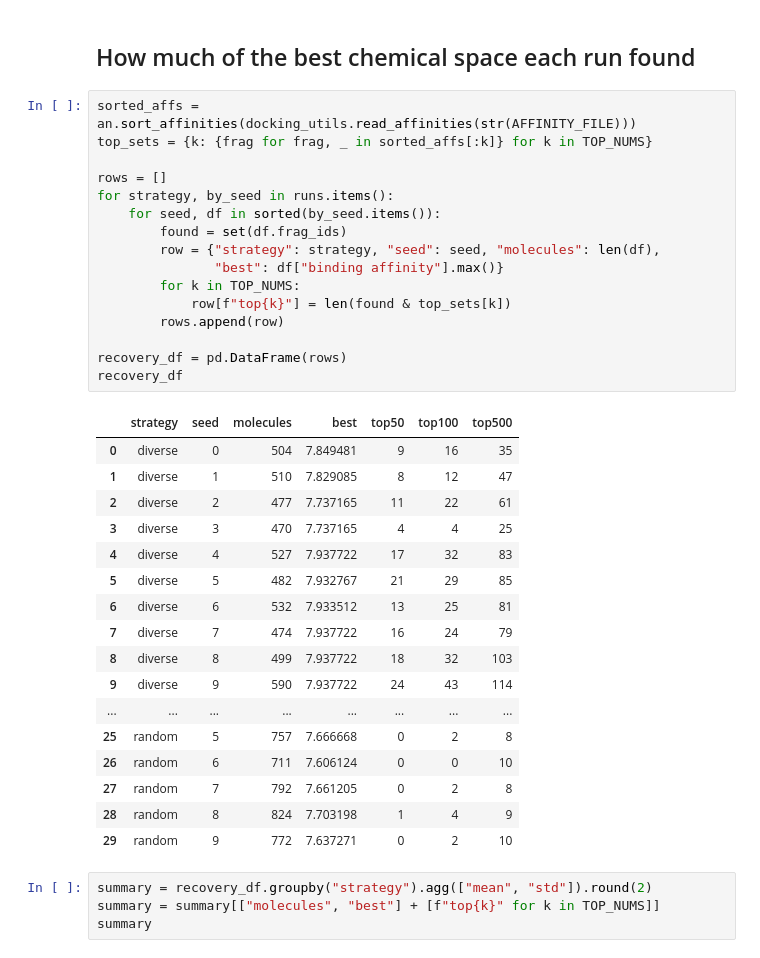
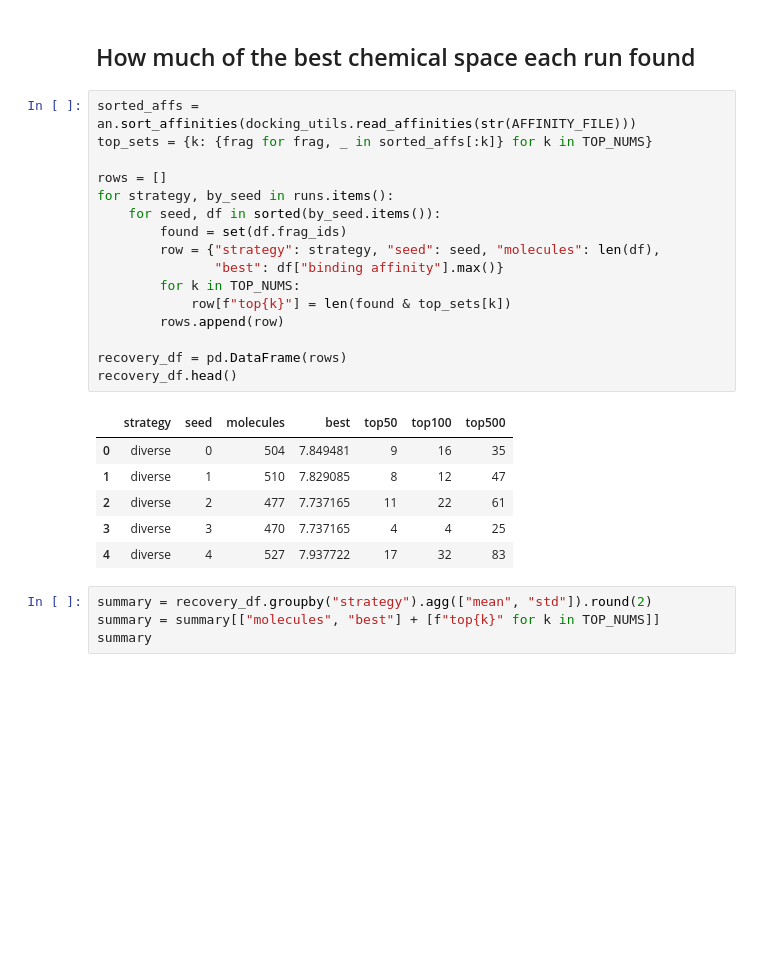
Before and after one commit to volkamerlab/KinaseActiveLearning, a Jupyter notebook: notebooks/binding_affinity_stability_init100.ipynb, the cells around one changed output. Drawn from its saved outputs; the diff is of its cells as text; blank space fills up the shorter version.

```diff
--- a/notebooks/binding_affinity_stability_init100.ipynb
+++ b/notebooks/binding_affinity_stability_init100.ipynb
@@ -105,37 +105,26 @@ plt.show()
 # %%
 sorted_affs = an.sort_affinities(docking_utils.read_affinities(str(AFFINITY_FILE)))
 top_sets = {k: {frag for frag, _ in sorted_affs[:k]} for k in TOP_NUMS}
 
 rows = []
 for strategy, by_seed in runs.items():
     for seed, df in sorted(by_seed.items()):
         found = set(df.frag_ids)
         row = {"strategy": strategy, "seed": seed, "molecules": len(df),
                "best": df["binding affinity"].max()}
         for k in TOP_NUMS:
             row[f"top{k}"] = len(found & top_sets[k])
         rows.append(row)
 
 recovery_df = pd.DataFrame(rows)
-recovery_df
+recovery_df.head()
 # %% [output]
 |  | strategy | seed | molecules | best | top50 | top100 | top500 |
 | 0 | diverse | 0 | 504 | 7.849481 | 9 | 16 | 35 |
 | 1 | diverse | 1 | 510 | 7.829085 | 8 | 12 | 47 |
 | 2 | diverse | 2 | 477 | 7.737165 | 11 | 22 | 61 |
 | 3 | diverse | 3 | 470 | 7.737165 | 4 | 4 | 25 |
 | 4 | diverse | 4 | 527 | 7.937722 | 17 | 32 | 83 |
-| 5 | diverse | 5 | 482 | 7.932767 | 21 | 29 | 85 |
-| 6 | diverse | 6 | 532 | 7.933512 | 13 | 25 | 81 |
-| 7 | diverse | 7 | 474 | 7.937722 | 16 | 24 | 79 |
-| 8 | diverse | 8 | 499 | 7.937722 | 18 | 32 | 103 |
-| 9 | diverse | 9 | 590 | 7.937722 | 24 | 43 | 114 |
-| ... | ... | ... | ... | ... | ... | ... | ... |
-| 25 | random | 5 | 757 | 7.666668 | 0 | 2 | 8 |
-| 26 | random | 6 | 711 | 7.606124 | 0 | 0 | 10 |
-| 27 | random | 7 | 792 | 7.661205 | 0 | 2 | 8 |
-| 28 | random | 8 | 824 | 7.703198 | 1 | 4 | 9 |
-| 29 | random | 9 | 772 | 7.637271 | 0 | 2 | 10 |
 # %%
 summary = recovery_df.groupby("strategy").agg(["mean", "std"]).round(2)
 summary = summary[["molecules", "best"] + [f"top{k}" for k in TOP_NUMS]]
```
Also changed, not shown: parts of 9 cells of this notebook, 4 other files.
